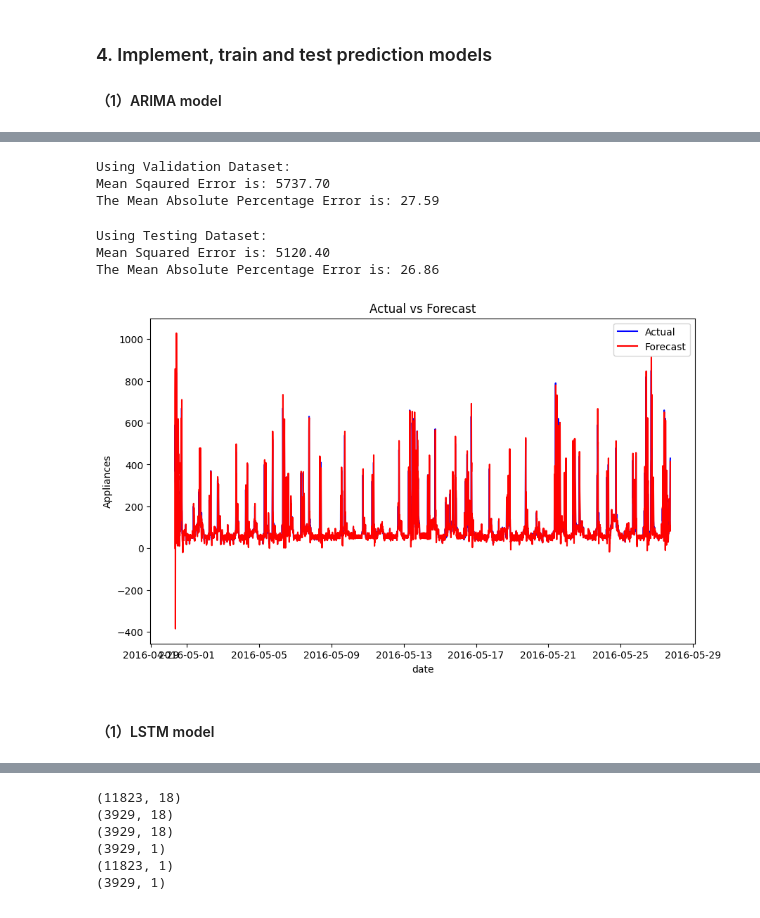
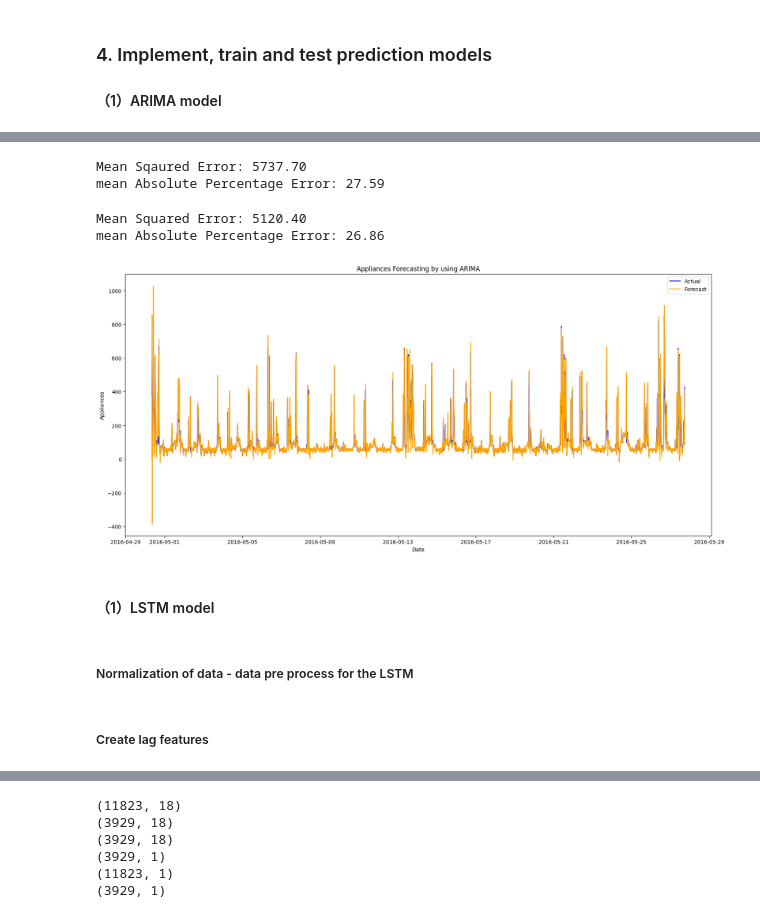
Before and after one commit to yuqingc31/MiningBigData, a Jupyter notebook: assignment2/a1841612_yuqingchen_assign1b.ipynb, the cells around one changed output, grey strips where cells are left out. Drawn from its saved outputs; the diff is of its cells as text; code cells hidden in the pictures.

```diff
--- a/assignment2/a1841612_yuqingchen_assign1b.ipynb
+++ b/assignment2/a1841612_yuqingchen_assign1b.ipynb
@@ -218,48 +227,46 @@ fitted_model = model.fit()
 # %%
 from sklearn.metrics import mean_squared_error
 
-def mean_absolute_percentage_error(y_true, y_pred):
+def evaluate(target, prediction):
 
-    """Calculates MAPE given y_true and y_pred"""
+    target, prediction = np.array(target), np.array(prediction)
+    mape = np.mean(np.abs((target - prediction) / target)) * 100
 
-    y_true, y_pred = np.array(y_true), np.array(y_pred)
-    mape = np.mean(np.abs((y_true - y_pred) / y_true)) * 100
+    print(f'mean Absolute Percentage Error: {mape:.2f}')
 
-    print(f'The Mean Absolute Percentage Error is: {mape:.2f}')
+# Get the model's predictions on the validation dataset
 predcited_set = fitted_model.apply(val_data['Appliances'])
-y_pred= predcited_set.fittedvalues
+prediction= predcited_set.fittedvalues
 
-print('Using Validation Dataset:')
-print('Mean Sqaured Error is: {:.2f}'.format(mean_squared_error(val_data['Appliances'], y_pred)))
-mean_absolute_percentage_error(val_data['Appliances'],y_pred)
+print('Mean Sqaured Error: {:.2f}'.format(mean_squared_error(val_data['Appliances'], prediction)))
+evaluate(val_data['Appliances'],prediction)
 # %% [output]
-Using Validation Dataset:
-Mean Sqaured Error is: 5737.70
-The Mean Absolute Percentage Error is: 27.59
+Mean Sqaured Error: 5737.70
+mean Absolute Percentage Error: 27.59
 # %%
 y_test = test_data['Appliances']
-forecasted_set = fitted_model.apply(y_test)
-y_forecasted= forecasted_set.fittedvalues
+forecasted_set = fitted_model.apply(test_data['Appliances'])
+y_forecast= forecasted_set.fittedvalues
 
-print('Using Testing Dataset:')
-print(f'Mean Squared Error is: {mean_squared_error(y_forecasted,y_test):.2f}')
-mean_absolute_percentage_error(y_test,y_forecasted)
+print(f'Mean Squared Error: {mean_squared_error(y_forecast,y_test):.2f}')
+evaluate(y_test,y_forecast)
 # %% [output]
-Using Testing Dataset:
-Mean Squared Error is: 5120.40
-The Mean Absolute Percentage Error is: 26.86
+Mean Squared Error: 5120.40
+mean Absolute Percentage Error: 26.86
-# %%
-# 绘制预测值和实际值的对比图
-plt.figure(figsize=(10, 6))
-plt.plot(y_test.index, y_test, label='Actual', color='blue')
-plt.plot(y_test.index, y_forecasted, label='Forecast', color='red')
-plt.xlabel('date')
-plt.ylabel('Appliances')
-plt.title('Actual vs Forecast')
-plt.legend()
-plt.show()
-# %% [output]
-[figure, removed]
+# %%
+# Plotting predicted versus actual values
+plt.figure(figsize=(20, 9))
+plt.plot(y_test.index, y_test, label='Actual', color='blue')
+plt.plot(y_test.index, y_forecast, label='Forecast', color='orange')
+plt.ylabel('Appliances')
+plt.xlabel('Date')
+plt.title('Appliances Forecasting by using ARIMA')
+plt.legend()
+arima_show = plt.show()
+# %% [output]
+[figure, added]
 # %% [markdown]
 #### （1）LSTM model
+# %% [markdown]
+##### Normalization of data - data pre process for the LSTM
 # %%
@@ -279,6 +283,8 @@ test_scaled = scaler.transform(test_data)
 train_scaled_df = pd.DataFrame(train_scaled, columns=['Scaled'], index=train_data.index)
 val_scaled_df = pd.DataFrame(val_scaled, columns=['Scaled'], index=val_data.index)
 test_scaled_df = pd.DataFrame(test_scaled, columns=['Scaled'], index=test_data.index)
+# %% [markdown]
+##### Create lag features
 # %%
 for i in range(1, 19):
     train_scaled_df ['Scaled_{}'.format(i)]=train_scaled_df ['Scaled'].shift(i)
```
Also changed, not shown: parts of 34 cells of this notebook, 4 other files.
